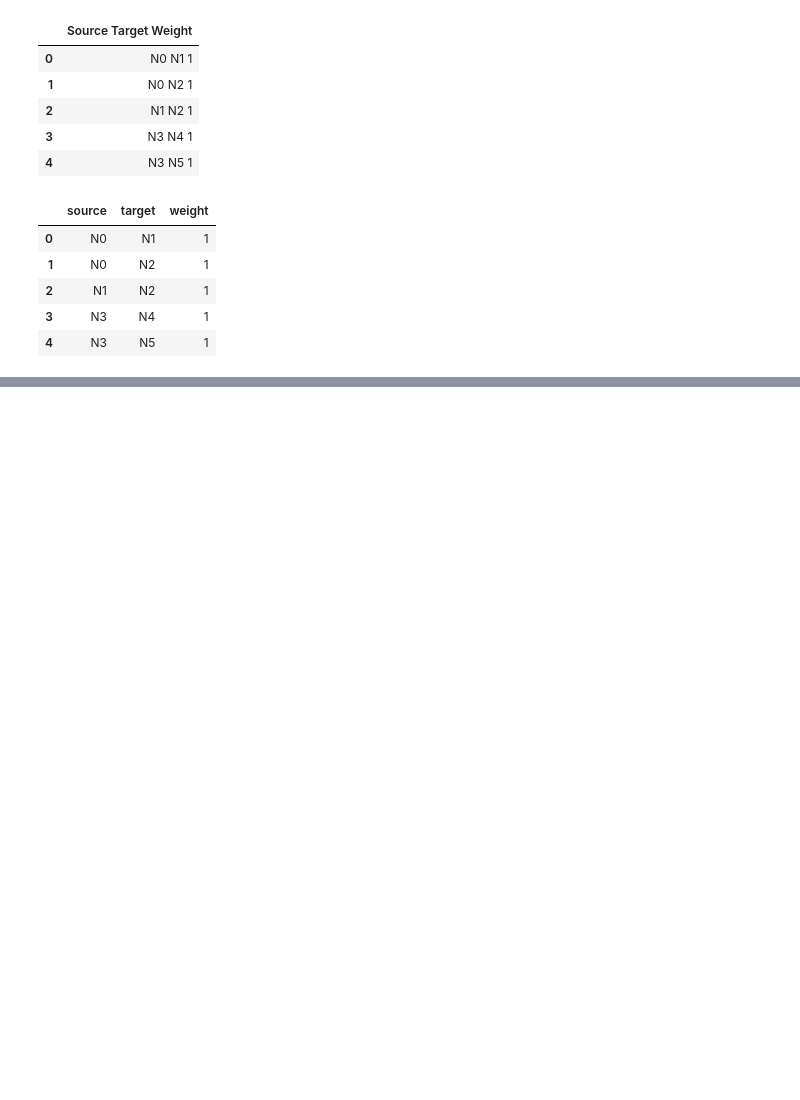
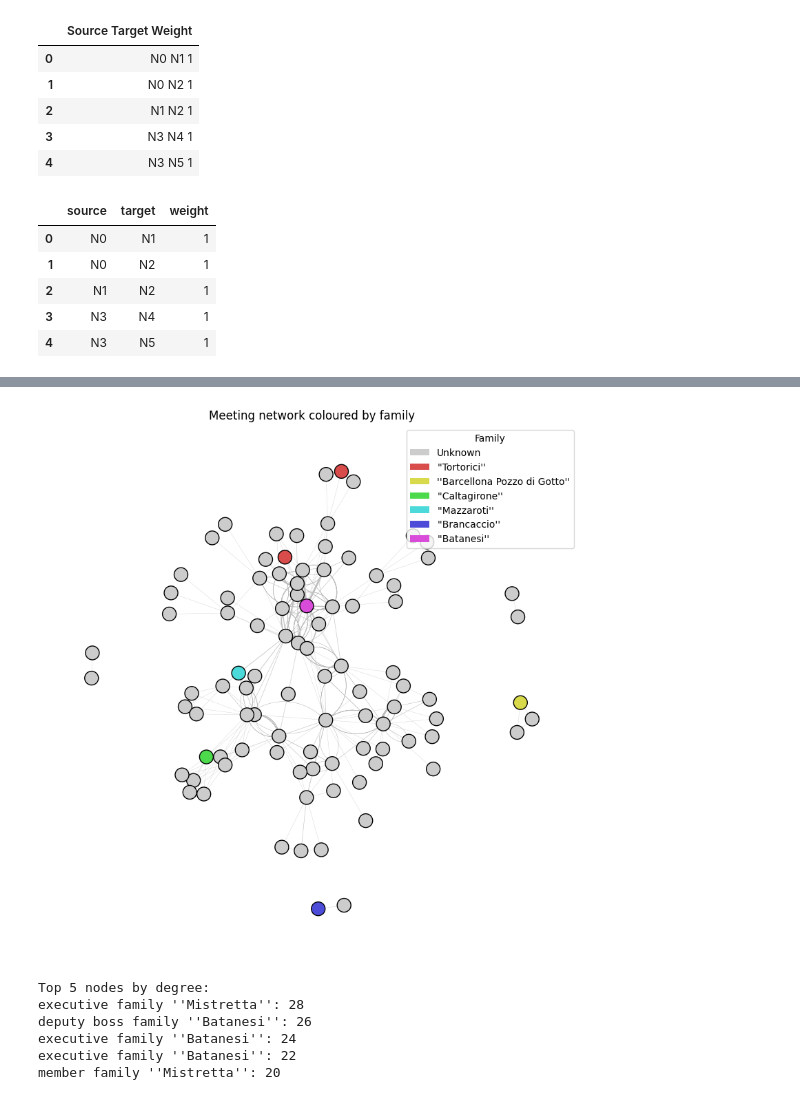
Before and after one commit to ignaciovadillos/The-Sicilian-Mafia---Network-Analysis, a Jupyter notebook: experiments/meeting.ipynb, the cells around one changed output, grey strips where cells are left out. Cells and saved outputs as stored; diff of their text form; code cells hidden in the pictures; blank space fills up the shorter version.

```diff
--- a/experiments/meeting.ipynb
+++ b/experiments/meeting.ipynb
@@ -39,0 +84,2 @@ meetings_df.head()
+# %%
+edge_widths = [w * 0.2 for w in G.es['weight']]
@@ -39,0 +157,29 @@ meetings_df.head()
+# %%
+# Visualize the graph
+
+import matplotlib.pyplot as plt
+from matplotlib.patches import Patch
+
+fig, ax = plt.subplots(figsize=(10, 10))
+
+ig.plot(
+    G,
+    target=ax,
+    layout=layout,
+    vertex_size=20,
+    vertex_color=G.vs['color'],
+    edge_width=edge_widths,
+    edge_color='gray',
+    bbox=(800, 800)
+)
+
+legend_elements = [
+    Patch(facecolor=family_colors[fam], label=fam)
+    for fam in family_counts.index
+]
+
+ax.set_title('Meeting network coloured by family')
+ax.legend(handles=legend_elements, title="Family", loc='upper right')
+plt.show()
+# %% [output]
+[figure, added]
@@ -39,0 +191,15 @@ meetings_df.head()
+# %%
+# Get the top 5 nodes by degree
+top_degree_nodes = sorted(zip(G.vs['name'], degrees), key=lambda x: x[1], reverse=True)[:5]
+print("Top 5 nodes by degree:")
+for name, degree in top_degree_nodes:
+    print(f"{name}: {degree}")
+
+G.vs['name'] = [name if name in [node[0] for node in top_degree_nodes] else '' for name in G.vs['name']]
+# %% [output]
+Top 5 nodes by degree:
+executive family ''Mistretta'': 28
+deputy boss family ''Batanesi'': 26
+executive family ''Batanesi'': 24
+executive family ''Batanesi'': 22
+member family ''Mistretta'': 20
```
Also changed, not shown: parts of 13 cells of this notebook, 1 other file.
